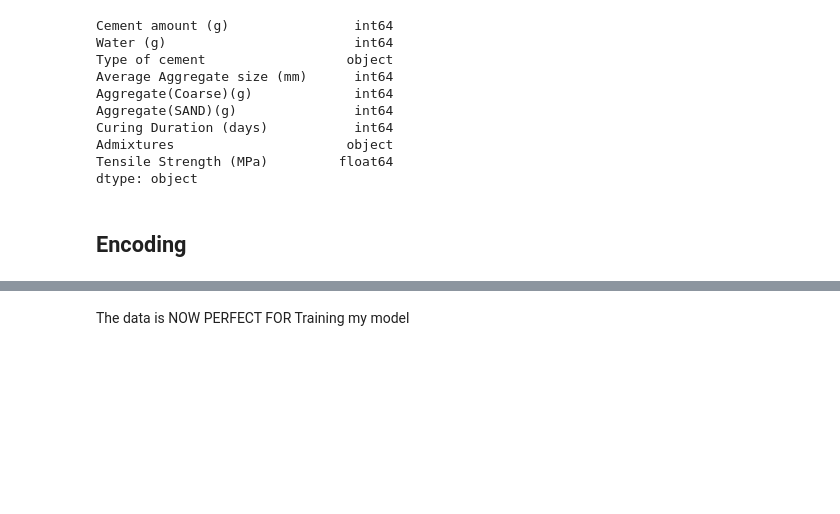
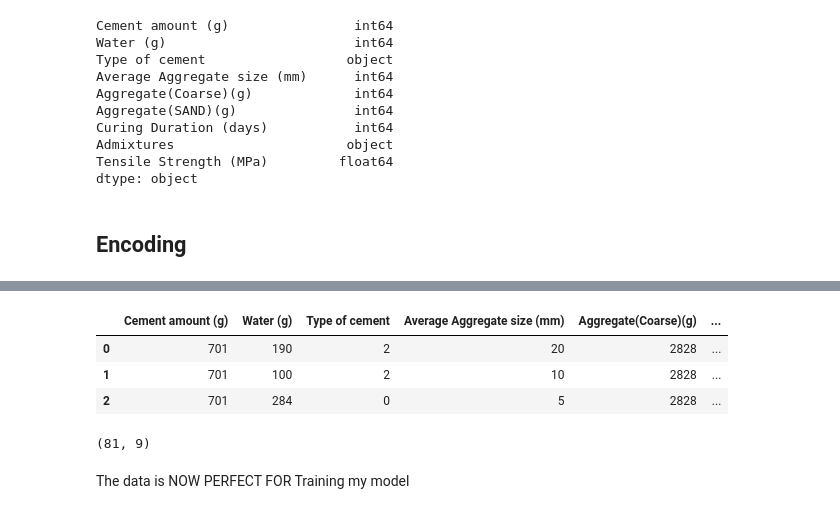
Before and after one commit to Josewathome/Tensile-Prediction-Model, a Jupyter notebook: TESILE Model .ipynb, the cells around one changed output, grey strips where cells are left out. Drawn from its saved outputs; the diff is of its cells as text; code cells hidden in the pictures; blank space fills up the shorter version.

```diff
--- a/TESILE Model .ipynb
+++ b/TESILE Model .ipynb
@@ -137,3 +126,15 @@ data.head(3)
+# %%
+#data = data.drop(["Cement amount (g)", "Aggregate(Coarse)(g)","Aggregate(SAND)(g)","Curing Duration (days)"], axis=1)
+data.head(3)
+# %% [output]
+|  | Cement amount (g) | Water (g) | Type of cement | Average Aggregate size (mm) | Aggregate(Coarse)(g) | ... |
+| 0 | 701 | 190 | 2 | 20 | 2828 | ... |
+| 1 | 701 | 100 | 2 | 10 | 2828 | ... |
+| 2 | 701 | 284 | 0 | 5 | 2828 | ... |
+# %%
+data.shape
+# %% [output]
+(81, 9)
 # %% [markdown]
 The data is NOW PERFECT FOR Training my model
 # %% [markdown]
```
Also changed, not shown: parts of 23 cells of this notebook, 23 other files.
